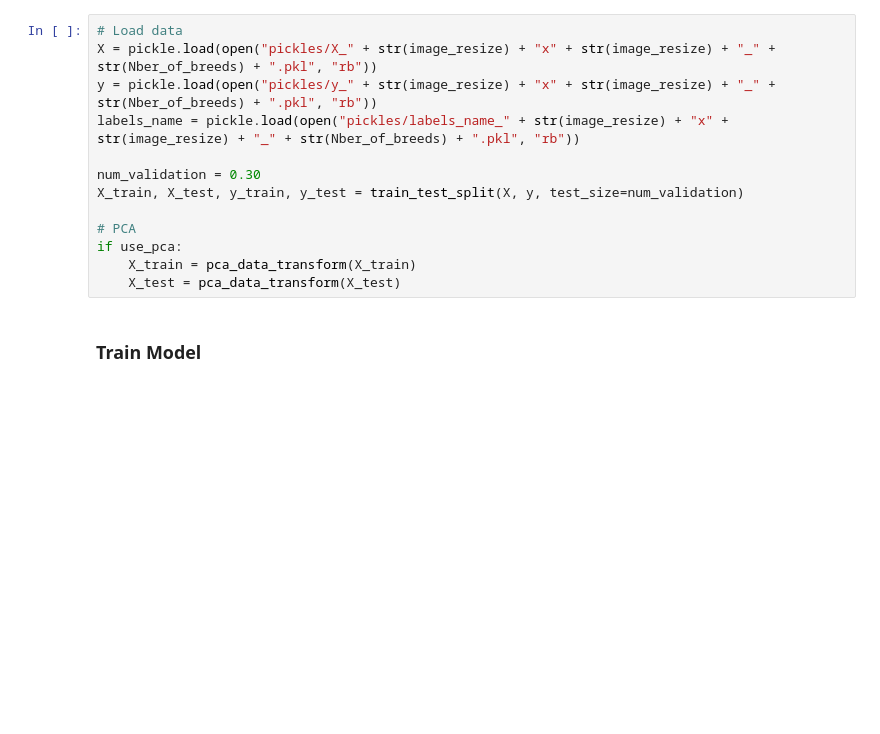
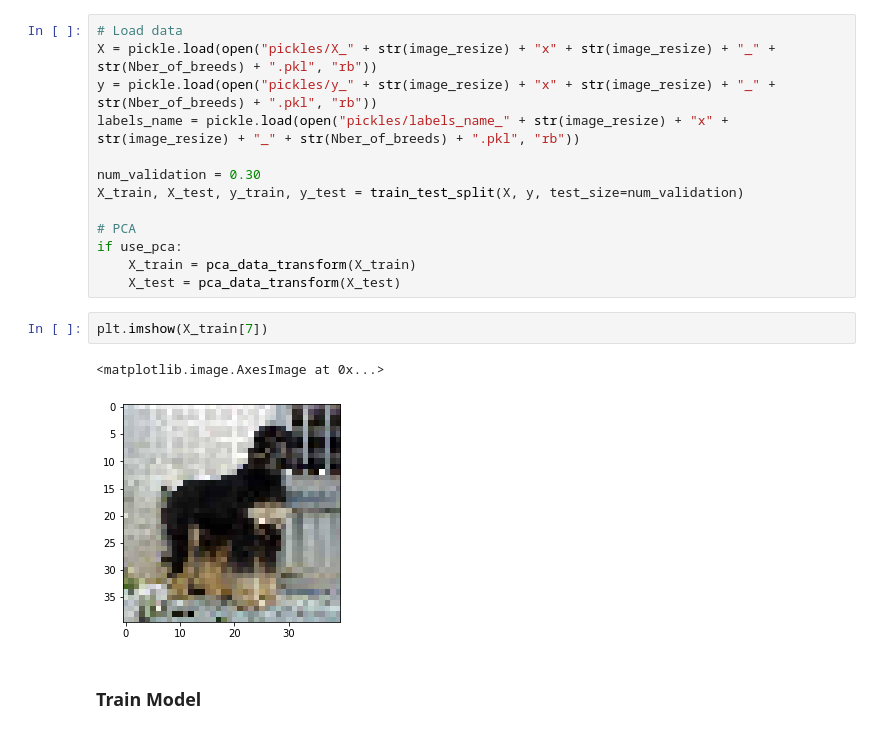
Before and after one commit to nschenone/COGS_118B_Final_Project, a Jupyter notebook: NN.ipynb, the cells around one changed output. Cells and saved outputs as stored; diff of their text form; blank space fills up the shorter version.

```diff
--- a/NN.ipynb
+++ b/NN.ipynb
@@ -187,6 +186,11 @@ X_train, X_test, y_train, y_test = train_test_split(X, y, test_size=num_validati
 if use_pca:
     X_train = pca_data_transform(X_train)
     X_test = pca_data_transform(X_test)
+# %%
+plt.imshow(X_train[7])
+# %% [output]
+<matplotlib.image.AxesImage at 0x...>
+[figure, added]
 # %% [markdown]
 ### Train Model
 # %%
```
Also changed, not shown: parts of 12 cells of this notebook.
